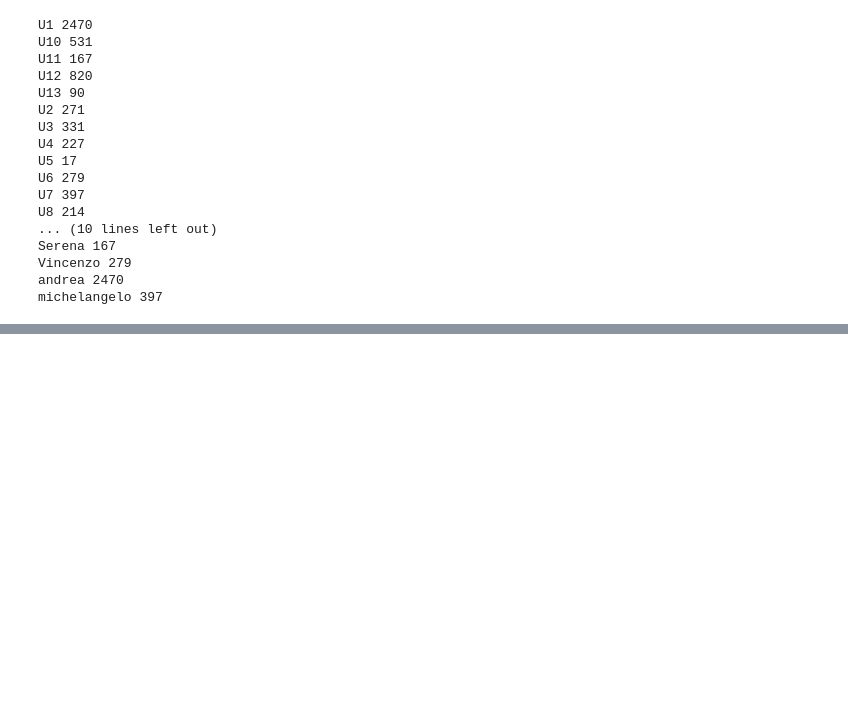
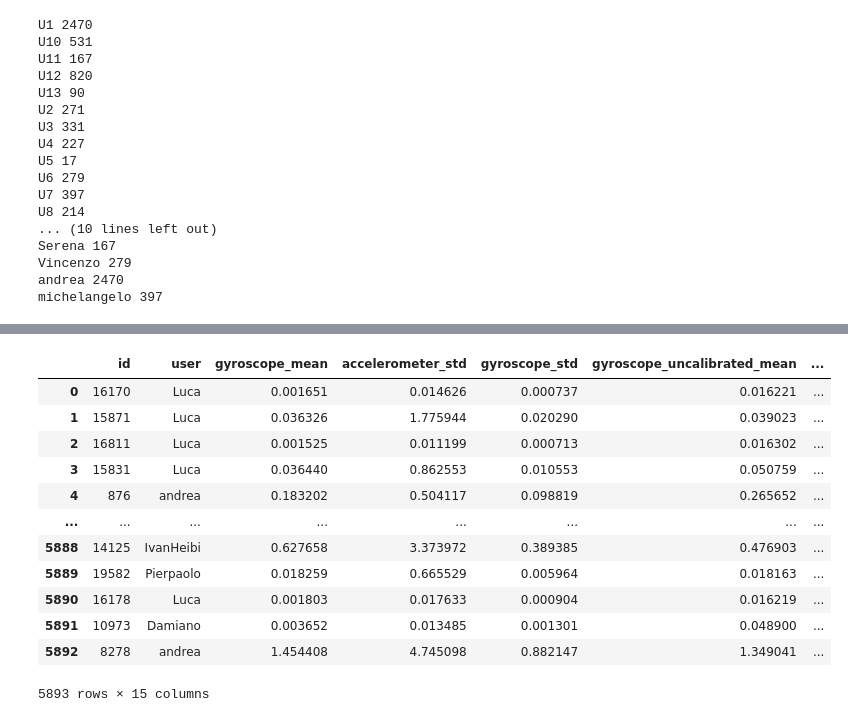
Before and after one commit to Deniz-shelby/AI_Bootcamp, a Jupyter notebook: B2 - Tracker/check_df_dataset.ipynb, the cells around one changed output, grey strips where cells are left out. Cells and saved outputs as stored; diff of their text form; code cells hidden in the pictures; blank space fills up the shorter version.

```diff
--- a/B2 - Tracker/check_df_dataset.ipynb
+++ b/B2 - Tracker/check_df_dataset.ipynb
@@ -37,0 +50,3 @@ df_names.head()
+# %%
+df_names.columns = df_names.columns.str.replace('android.sensor.','').str.replace('#','_')
+df_names.head()
@@ -70,0 +103,22 @@ michelangelo 397
+# %%
+selected_col = ['id','user','gyroscope_mean','accelerometer_std','gyroscope_std','gyroscope_uncalibrated_mean' ,'accelerometer_max' ,'linear_acceleration_mean' ,'speed_mean' ,'rotation_vector_mean' ,'rotation_vector_max' ,'accelerometer_min' ,'magnetic_field_uncalibrated_min' ,'sound_min' ,'target']
+# %%
+df_names_new = df_names[selected_col]
+#df_names_new['rv_gyro_mean'] = df_names_new['rotation_vector_mean'] * df_names_new['gyroscope_mean']
+#df_names_new['lin_speed_mean'] = df_names_new['speed_mean'] * df_names_new['linear_acceleration_mean']
+# %%
+df_names_new
+# %% [output]
+|  | id | user | gyroscope_mean | accelerometer_std | gyroscope_std | gyroscope_uncalibrated_mean | ... |
+| 0 | 16170 | Luca | 0.001651 | 0.014626 | 0.000737 | 0.016221 | ... |
+| 1 | 15871 | Luca | 0.036326 | 1.775944 | 0.020290 | 0.039023 | ... |
+| 2 | 16811 | Luca | 0.001525 | 0.011199 | 0.000713 | 0.016302 | ... |
+| 3 | 15831 | Luca | 0.036440 | 0.862553 | 0.010553 | 0.050759 | ... |
+| 4 | 876 | andrea | 0.183202 | 0.504117 | 0.098819 | 0.265652 | ... |
+| ... | ... | ... | ... | ... | ... | ... | ... |
+| 5888 | 14125 | IvanHeibi | 0.627658 | 3.373972 | 0.389385 | 0.476903 | ... |
+| 5889 | 19582 | Pierpaolo | 0.018259 | 0.665529 | 0.005964 | 0.018163 | ... |
+| 5890 | 16178 | Luca | 0.001803 | 0.017633 | 0.000904 | 0.016219 | ... |
+| 5891 | 10973 | Damiano | 0.003652 | 0.013485 | 0.001301 | 0.048900 | ... |
+| 5892 | 8278 | andrea | 1.454408 | 4.745098 | 0.882147 | 1.349041 | ... |
+5893 rows × 15 columns
```
Also changed, not shown: parts of 6 cells of this notebook.
